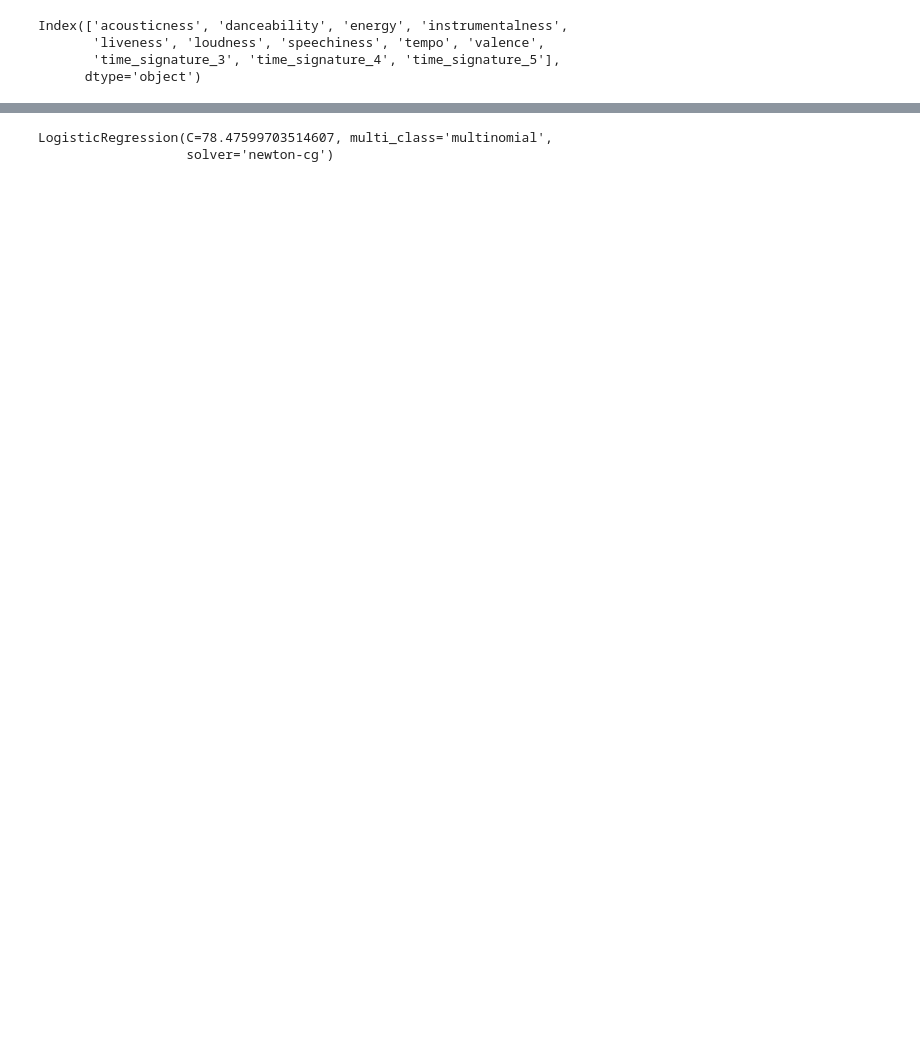
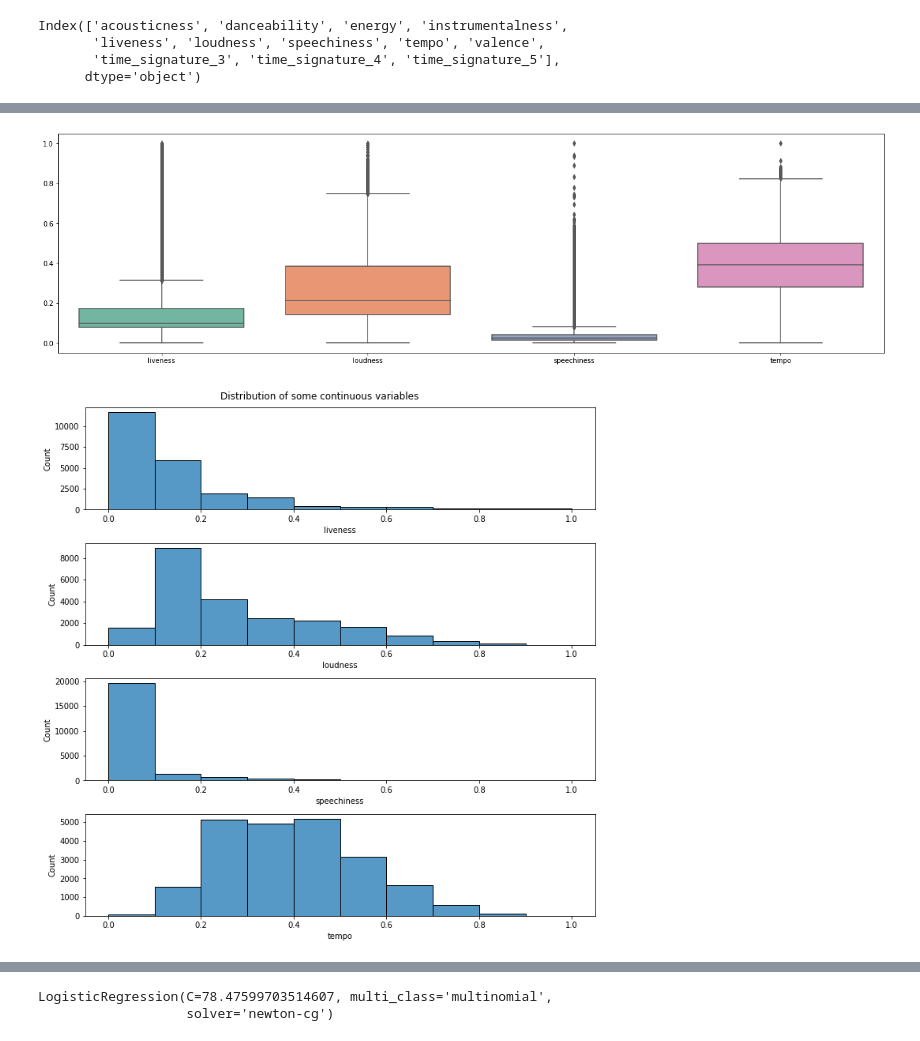
Before and after one commit to plspeziali/spotify-genre-predictor, a Jupyter notebook: spotify-genre-prediction-lr-mlp.ipynb, the cells around one changed output, grey strips where cells are left out. Saved outputs shown, nothing was run; the diff lists cells and outputs as text; code cells hidden in the pictures; blank space fills up the shorter version.

```diff
--- a/spotify-genre-prediction-lr-mlp.ipynb
+++ b/spotify-genre-prediction-lr-mlp.ipynb
@@ -197,0 +204,19 @@ display(X_test.head())
+# %%
+# We see that liveness, loudness, speechiness and tempo do have some outliers on the upper values
+plt.figure(figsize=(22, 6))
+features_nout = ["time_signature_3","time_signature_4","time_signature_5","acousticness","danceability","energy","instrumentalness","valence"]
+ax = sns.boxplot(data=X_train.drop(features_nout, axis=1), palette="Set2")
+fig, axes = plt.subplots(4,1, figsize=(10, 10), sharey=False)
+fig.suptitle('Distribution of some continuous variables')
+sns.histplot(x= 'liveness', data = X_train, palette = 'Set2', ax = axes[0], bins = 10)
+axes[0].set_title("")
+sns.histplot(x= 'loudness', data = X_train, palette = 'Set2', ax = axes[1], bins = 10)
+axes[1].set_title("")
+sns.histplot(x= 'speechiness', data = X_train, palette = 'Set2', ax = axes[2], bins = 10)
+axes[2].set_title("")
+sns.histplot(x= 'tempo', data = X_train, palette = 'Set2', ax = axes[3], bins = 10)
+axes[3].set_title("")
+plt.tight_layout()
+# %% [output]
+[figure, added]
+[figure, added]
```
Also changed, not shown: parts of 15 cells of this notebook.
